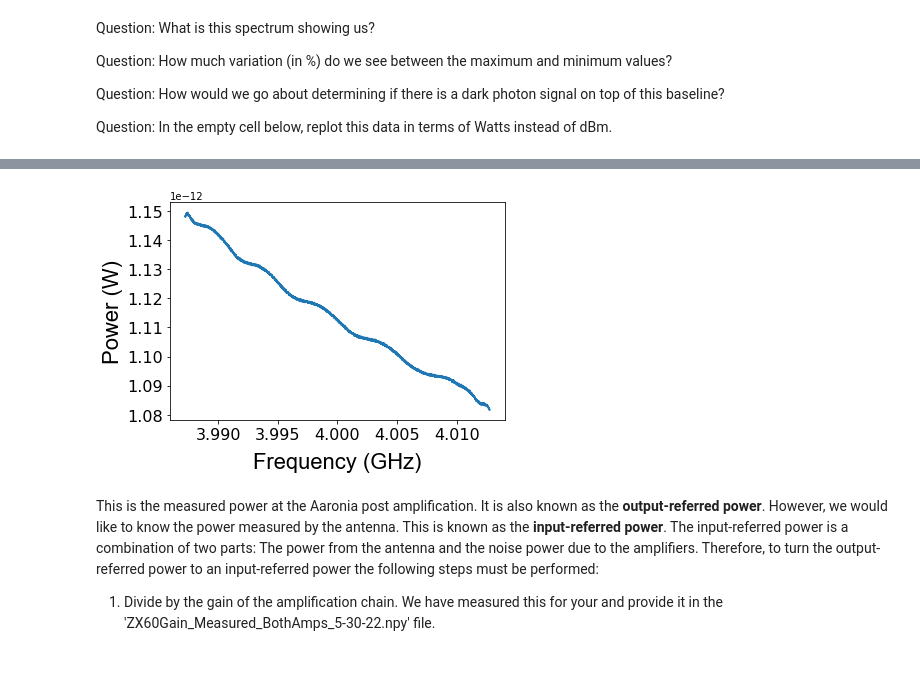
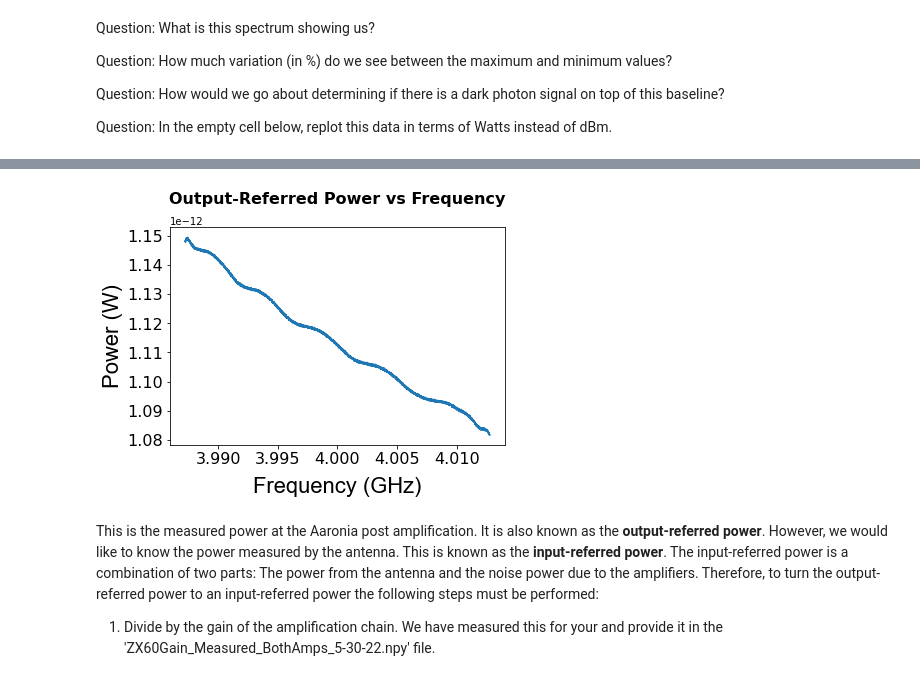
Before and after one commit to josephmlev/darkRadio, a Jupyter notebook: HEPCAT_2022/HEPCAT_Analysis.ipynb, the cells around one changed output, grey strips where cells are left out. Saved outputs shown, nothing was run; the diff lists cells and outputs as text; code cells hidden in the pictures.

```diff
--- a/HEPCAT_2022/HEPCAT_Analysis.ipynb
+++ b/HEPCAT_2022/HEPCAT_Analysis.ipynb
@@ -102,13 +102,14 @@ plt.show()
 # %%
 dataLin = (amps/1000.)
 plt.plot(dataFreqs/10**9, dataLin)
 plt.xlabel('Frequency (GHz)', labelpad = labelpadVal, **label_font)
 plt.ylabel('Power (W)', **label_font)
 plt.xticks(fontsize = tickSize)
 plt.yticks(fontsize = tickSize)
+plt.title('Output-Referred Power vs Frequency', y = 1.08, **title_font)
 plt.show()
 # %% [output]
-[figure, old version]
+[figure, new version]
 # %% [markdown]
 This is the measured power at the Aaronia post amplification. It is also known as the **output-referred power**.
 However, we would like to know the power measured by the antenna. This is known
```
Also changed, not shown: parts of 7 cells of this notebook, 1 other file.
